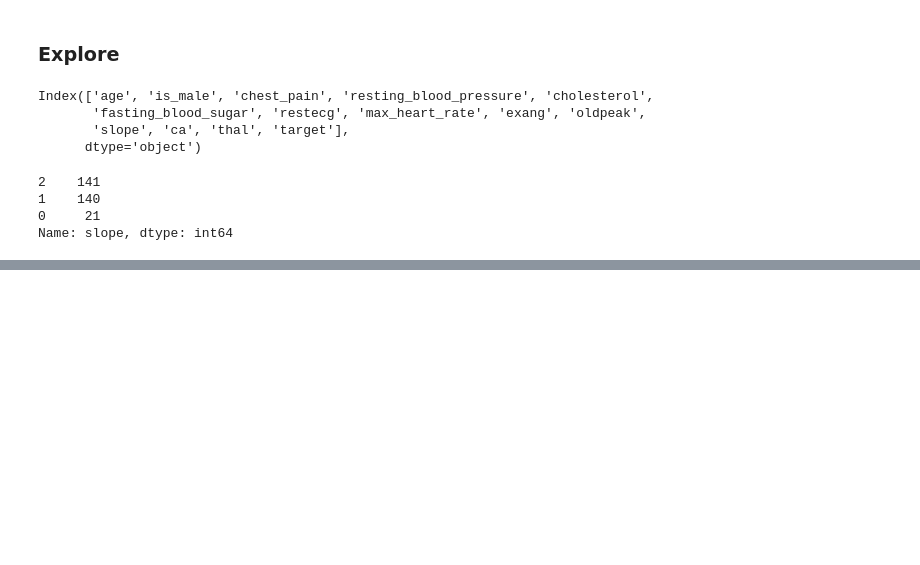
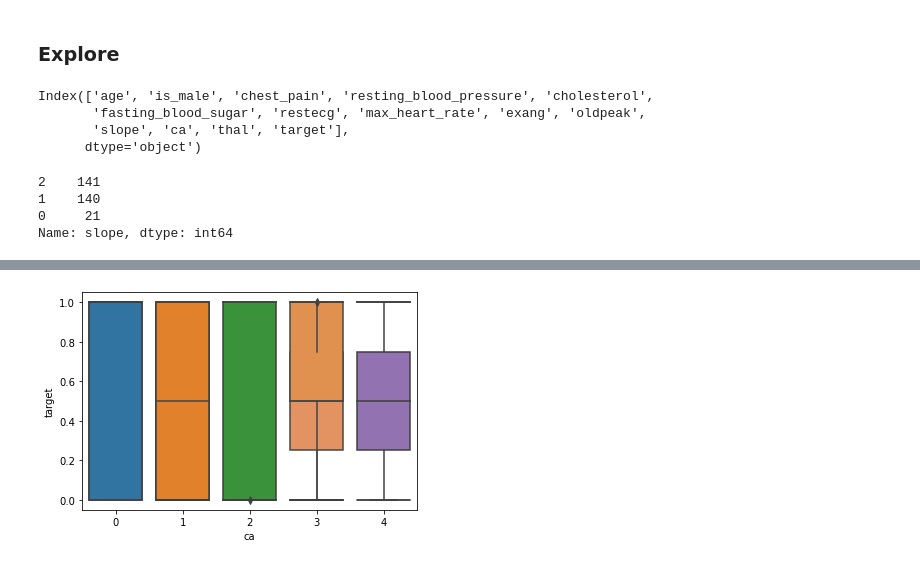
Before and after one commit to lupeluna/Heart_Attack_Possibility, a Jupyter notebook: Heart_Attack.ipynb, the cells around one changed output, grey strips where cells are left out. Cells and saved outputs as stored; diff of their text form; code cells hidden in the pictures; blank space fills up the shorter version.

```diff
--- a/Heart_Attack.ipynb
+++ b/Heart_Attack.ipynb
@@ -137,0 +161,5 @@ train, validate, test = split_data(df)
+# %%
+for col in quant_vars:
+    sns.boxplot(x=col, y='target', data=train)
+# %% [output]
+[figure, added]
```
Also changed, not shown: parts of 7 cells of this notebook.
